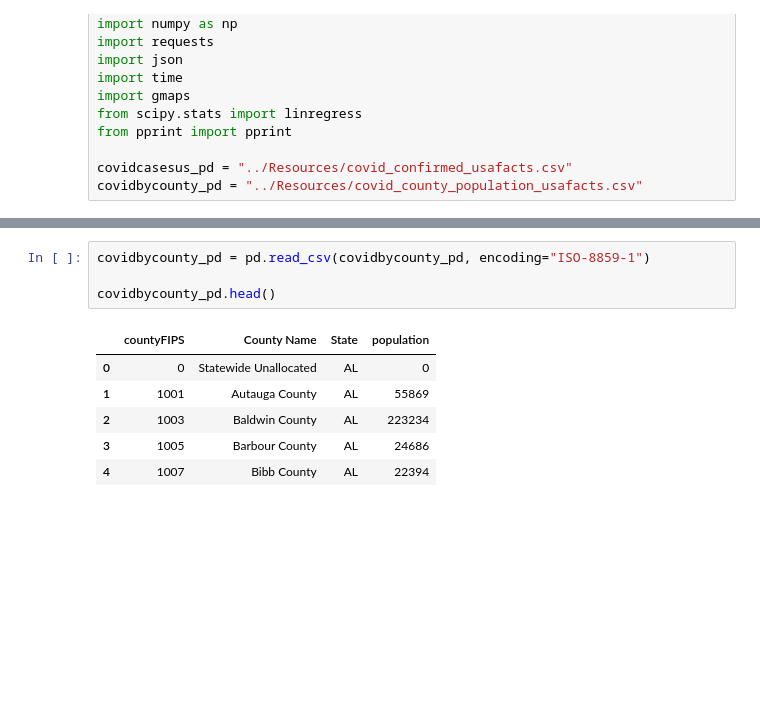
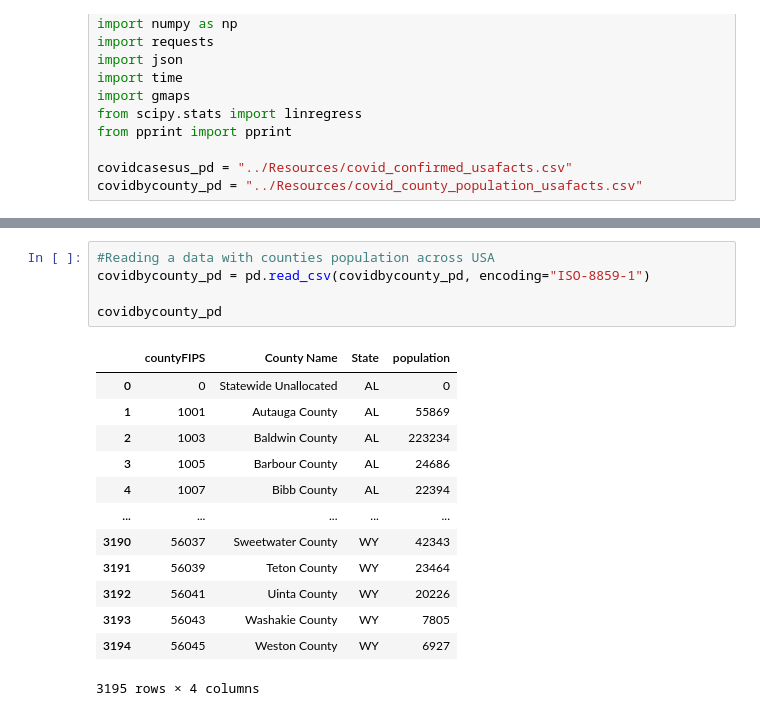
Before and after one commit to shadiaduery/bootcamp-group_project-1, a Jupyter notebook: Analysis/covid19_us_cases.ipynb, the cells around one changed output, grey strips where cells are left out. Saved outputs shown, nothing was run; the diff lists cells and outputs as text; blank space fills up the shorter version.

```diff
--- a/Analysis/covid19_us_cases.ipynb
+++ b/Analysis/covid19_us_cases.ipynb
@@ -58,12 +94,20 @@ covidcasesus_pd_CA_TX.head()
 # %%
+#Reading a data with counties population across USA
 covidbycounty_pd = pd.read_csv(covidbycounty_pd, encoding="ISO-8859-1")
 
-covidbycounty_pd.head()
+covidbycounty_pd
 # %% [output]
 |  | countyFIPS | County Name | State | population |
 | 0 | 0 | Statewide Unallocated | AL | 0 |
 | 1 | 1001 | Autauga County | AL | 55869 |
 | 2 | 1003 | Baldwin County | AL | 223234 |
 | 3 | 1005 | Barbour County | AL | 24686 |
 | 4 | 1007 | Bibb County | AL | 22394 |
+| ... | ... | ... | ... | ... |
+| 3190 | 56037 | Sweetwater County | WY | 42343 |
+| 3191 | 56039 | Teton County | WY | 23464 |
+| 3192 | 56041 | Uinta County | WY | 20226 |
+| 3193 | 56043 | Washakie County | WY | 7805 |
+| 3194 | 56045 | Weston County | WY | 6927 |
+3195 rows × 4 columns
 # %%
```
Also changed, not shown: parts of 20 cells of this notebook.
